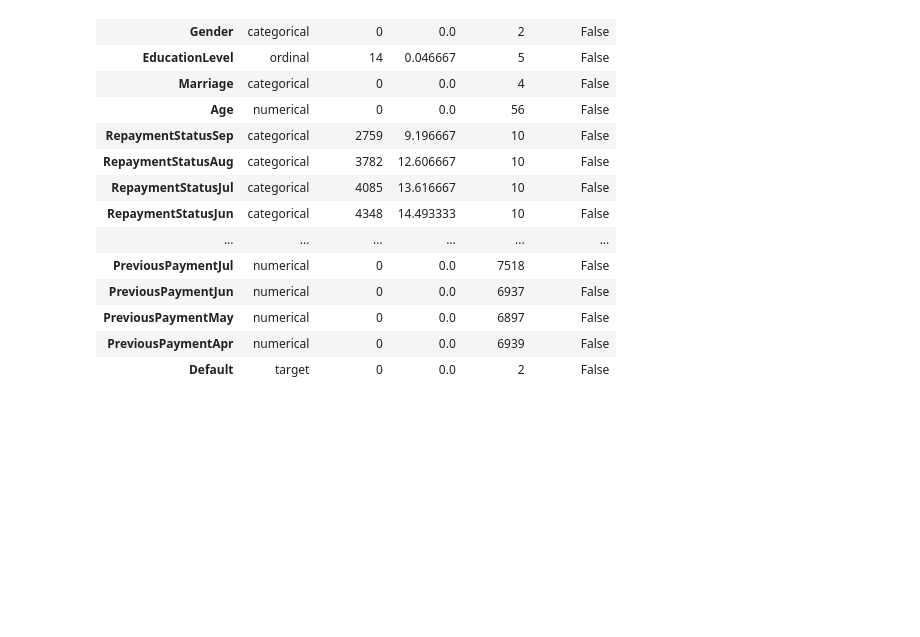
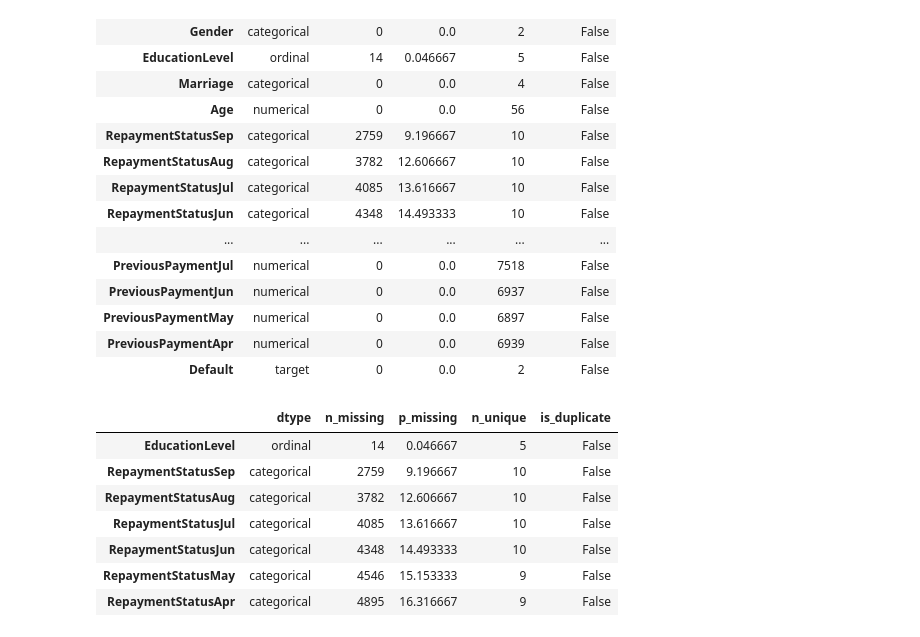
Before and after one commit to marioUnir/TFM, a Jupyter notebook: notebooks/1-EDA.ipynb, the cells around one changed output. Drawn from its saved outputs; the diff is of its cells as text; code cells hidden in the pictures; blank space fills up the shorter version.

Commit message:
[EDA] add missing information

```diff
--- a/notebooks/1-EDA.ipynb
+++ b/notebooks/1-EDA.ipynb
@@ -218,3 +218,14 @@ results
 | PreviousPaymentMay | numerical | 0 | 0.0 | 6897 | False |
 | PreviousPaymentApr | numerical | 0 | 0.0 | 6939 | False |
 | Default | target | 0 | 0.0 | 2 | False |
+# %%
+results[results["n_missing"]>0]
+# %% [output]
+|  | dtype | n_missing | p_missing | n_unique | is_duplicate |
+| EducationLevel | ordinal | 14 | 0.046667 | 5 | False |
+| RepaymentStatusSep | categorical | 2759 | 9.196667 | 10 | False |
+| RepaymentStatusAug | categorical | 3782 | 12.606667 | 10 | False |
+| RepaymentStatusJul | categorical | 4085 | 13.616667 | 10 | False |
+| RepaymentStatusJun | categorical | 4348 | 14.493333 | 10 | False |
+| RepaymentStatusMay | categorical | 4546 | 15.153333 | 9 | False |
+| RepaymentStatusApr | categorical | 4895 | 16.316667 | 9 | False |
```
